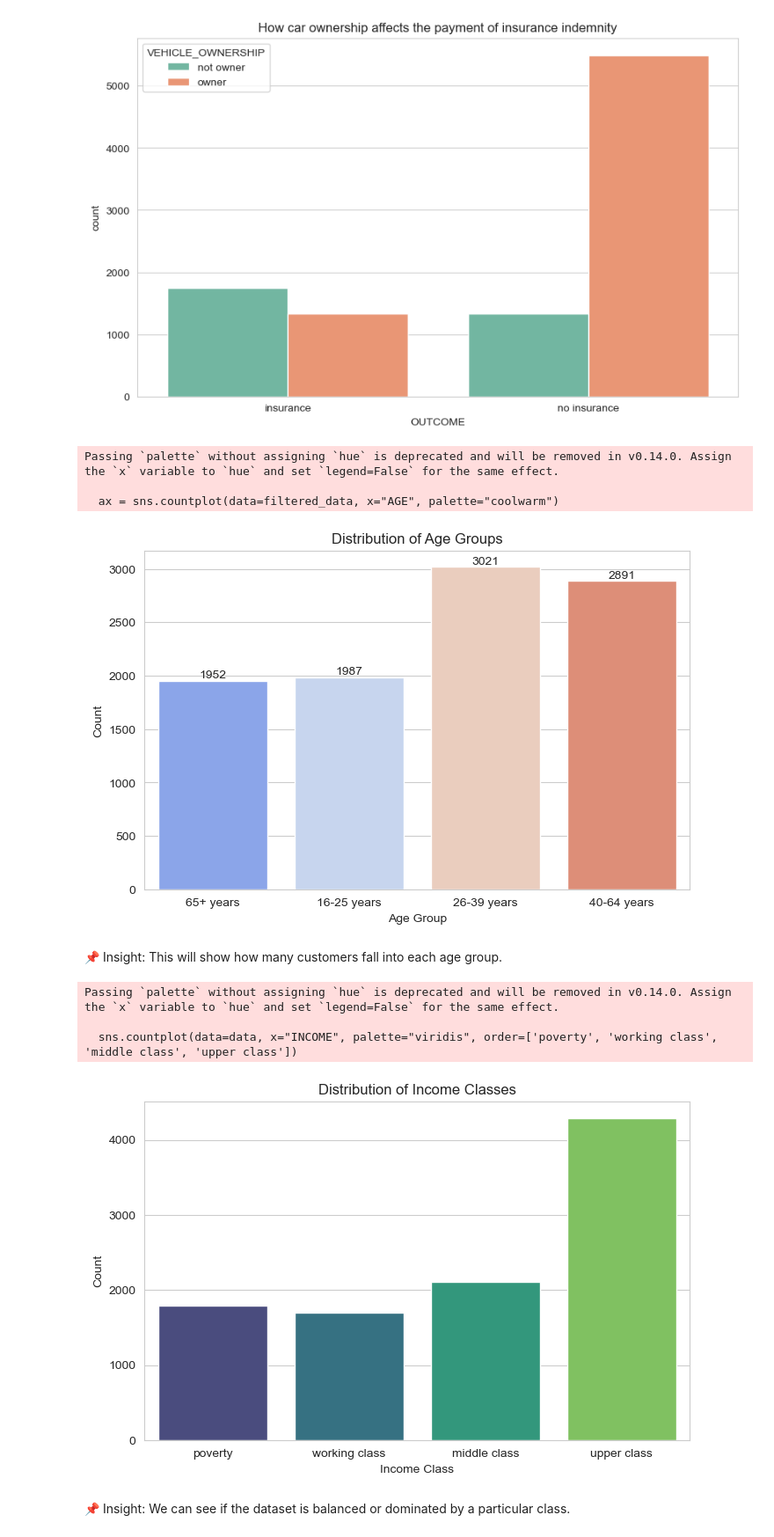
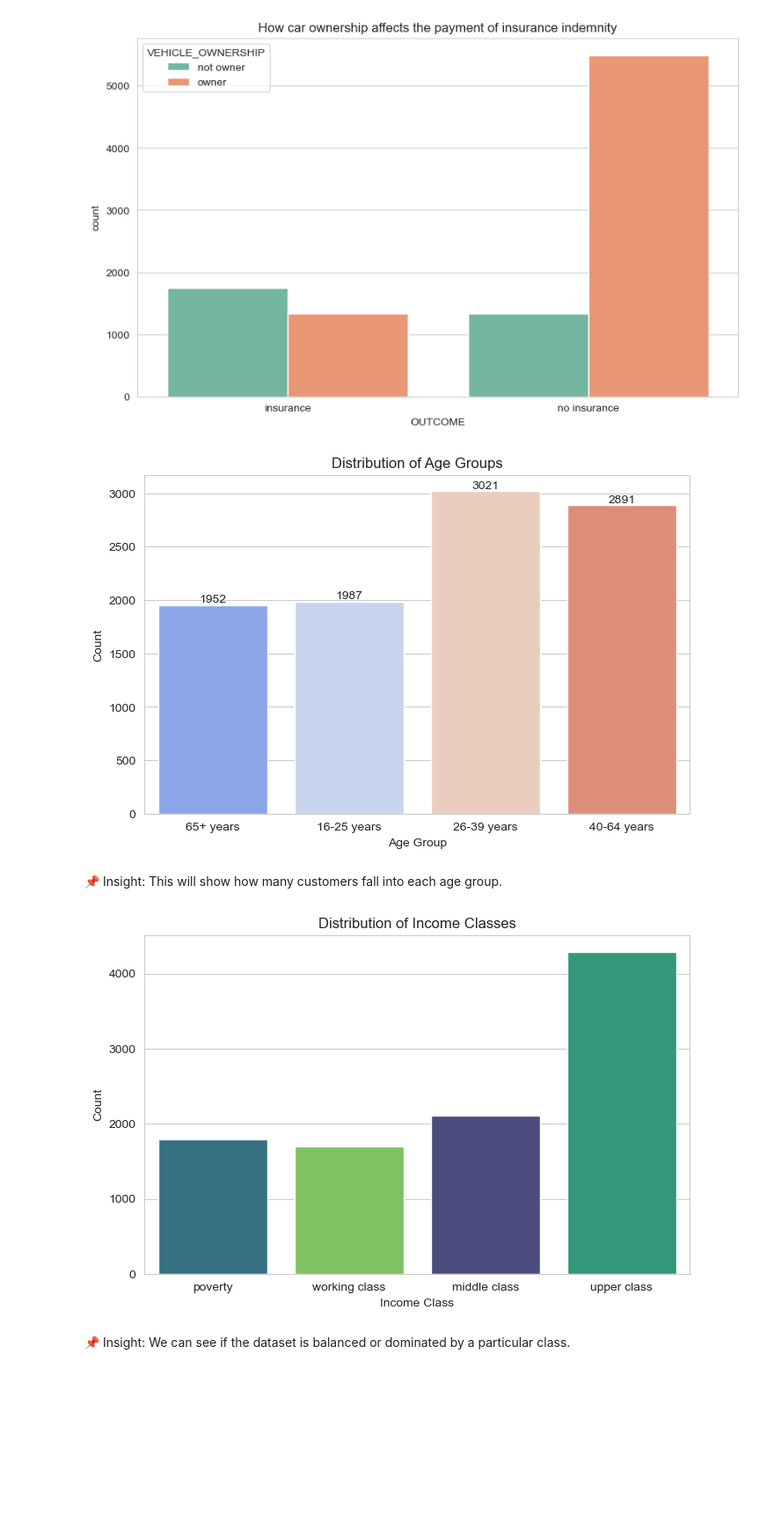
Before and after one commit to Professor-py11/Data_Science, a Jupyter notebook: hometask_4/visualization.ipynb, the cells around one changed output. Shown at 88% size. Cells and saved outputs as stored; diff of their text form; code cells hidden in the pictures; blank space fills up the shorter version.

```diff
--- a/hometask_4/visualization.ipynb
+++ b/hometask_4/visualization.ipynb
@@ -315,7 +315,7 @@ filtered_data = data[data["AGE"] != "nan years"]
 
 # Plotting the distribution of age groups
 plt.figure(figsize=(8, 5))
-ax = sns.countplot(data=filtered_data, x="AGE", palette="coolwarm")
+ax = sns.countplot(data=filtered_data, x="AGE", hue="AGE", palette="coolwarm", legend=False)
 
 # Adding count labels on top of each bar
 for container in ax.containers:
@@ -327,25 +327,19 @@ plt.xlabel("Age Group")
 plt.ylabel("Count")
 plt.show()
 # %% [output]
-Passing `palette` without assigning `hue` is deprecated and will be removed in v0.14.0. Assign the `x` variable to `hue` and set `legend=False` for the same effect.
-
-  ax = sns.countplot(data=filtered_data, x="AGE", palette="coolwarm")
 [figure]
 # %% [markdown]
 📌 Insight: This will show how many customers fall into each age group.
 # %%
 # Income Class Distribution
 plt.figure(figsize=(8, 5))
-sns.countplot(data=data, x="INCOME", palette="viridis", order=['poverty', 'working class', 'middle class', 'upper class'])
+sns.countplot(data=data, x="INCOME", hue="INCOME", palette="viridis", order=['poverty', 'working class', 'middle class', 'upper class'], legend=False)
 plt.title("Distribution of Income Classes")
 plt.xlabel("Income Class")
 plt.ylabel("Count")
 plt.show()
 # %% [output]
-Passing `palette` without assigning `hue` is deprecated and will be removed in v0.14.0. Assign the `x` variable to `hue` and set `legend=False` for the same effect.
-
-  sns.countplot(data=data, x="INCOME", palette="viridis", order=['poverty', 'working class', 'middle class', 'upper class'])
-[figure, old version]
+[figure, new version]
 # %% [markdown]
 📌 Insight: We can see if the dataset is balanced or dominated by a particular class.
 # %%
```
Also changed, not shown: parts of 2 cells of this notebook.
